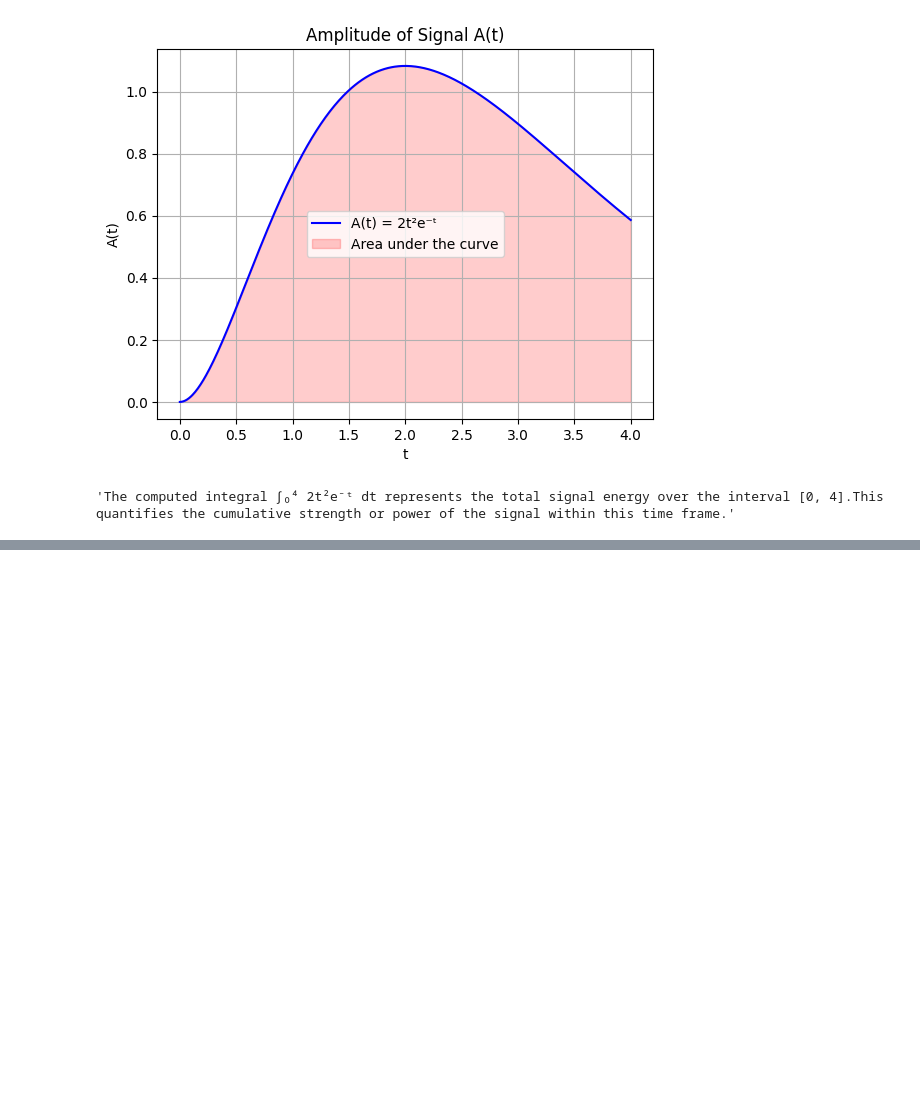
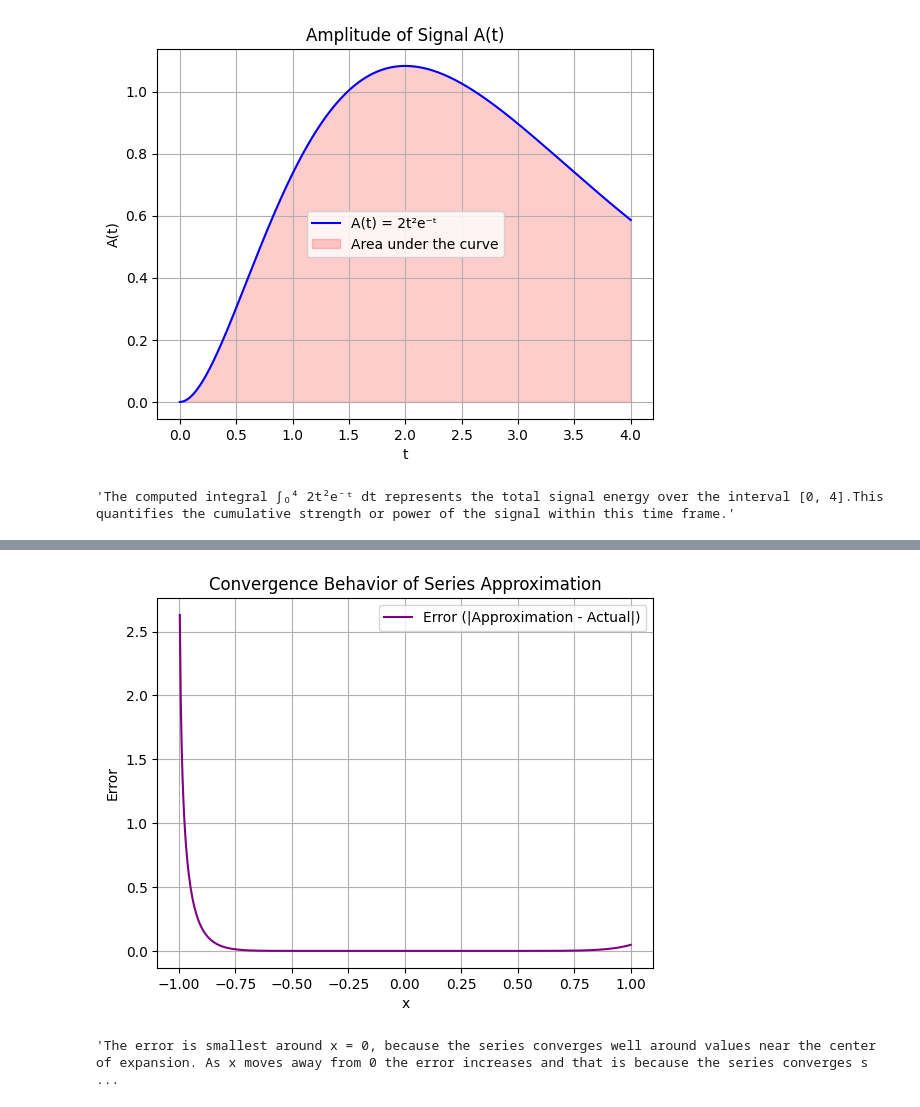
Before and after one commit to TeranS22/CM2607_CW_2409084, a Jupyter notebook: CM2607_2409084.ipynb, the cells around one changed output, grey strips where cells are left out. Saved outputs shown, nothing was run; the diff lists cells and outputs as text; code cells hidden in the pictures; blank space fills up the shorter version.

```diff
--- a/CM2607_2409084.ipynb
+++ b/CM2607_2409084.ipynb
@@ -132,0 +172,20 @@ display(interpretation)
+# %%
+# (c) Analyze the convergence behavior of the series, particularly focusing on the error for larger values of x.
+
+errors = np.abs(np.array(ln_approximate_values) - ln_actual_values)
+
+# Plot convergence behavior of the series approximation error
+plt.plot(x_values, errors, label='Error (|Approximation - Actual|)', color='purple')
+plt.title("Convergence Behavior of Series Approximation")
+plt.xlabel("x")
+plt.ylabel("Error")
+plt.legend()
+plt.grid()
+plt.show()
+
+Explanation = """The error is smallest around x = 0, because the series converges well around values near the center of expansion. As x moves away from 0 the error increases and that is because the series converges slower for large |x| values. The sharp increase at x = -1 is due to divergence of ln(1 + x), while the small/gentle increase of error near near x = 1 is due to slower convergence with no divergence."""
+
+display(Explanation)
+# %% [output]
+[figure, added]
+'The error is smallest around x = 0, because the series converges well around values near the center of expansion. As x moves away from 0 the error increases and that is because the series converges s ...
```
Also changed, not shown: parts of 4 cells of this notebook.
